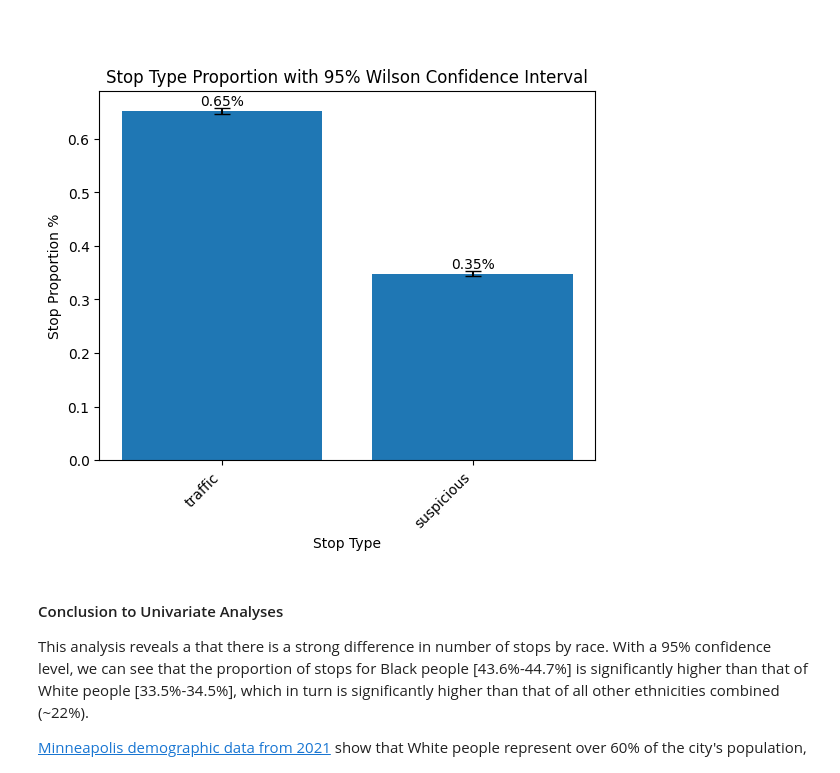
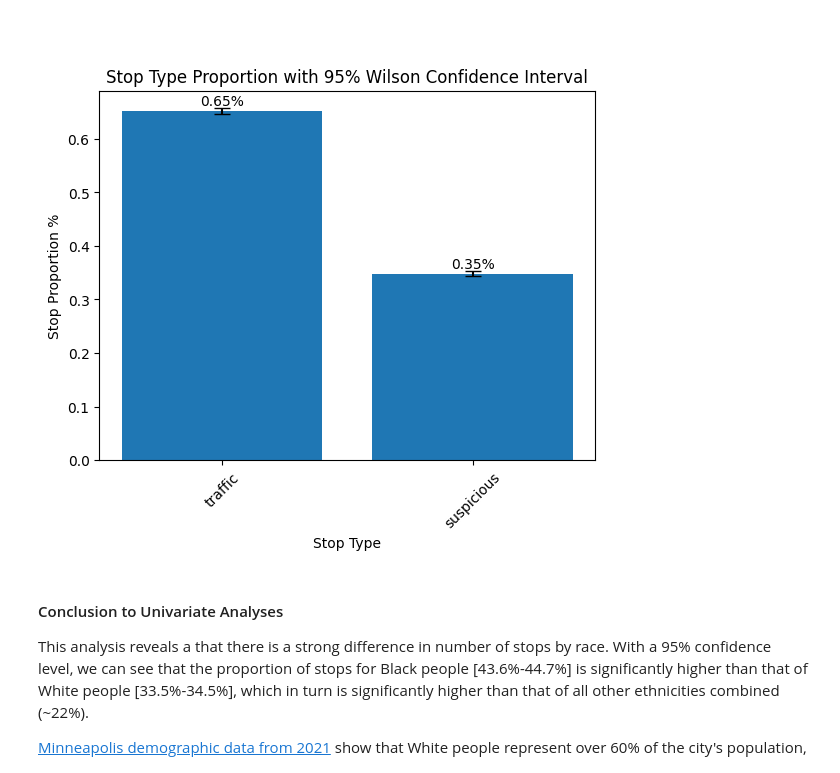
Before and after one commit to feliperapacci/MplsStops-Analysis, a Jupyter notebook: analyses.ipynb, the cells around one changed output. Drawn from its saved outputs; the diff is of its cells as text; code cells hidden in the pictures.

```diff
--- a/analyses.ipynb
+++ b/analyses.ipynb
@@ -106,7 +106,7 @@ print("Before Cleaning", len(df))
 cols_to_drop_nulls = ["personSearch", "vehicleSearch", "preRace", "race", "gender"]
 df = df.dropna(subset=cols_to_drop_nulls)
 cols_to_drop_unknown = ["race"]
-for column in cols_with_unknown:
+for column in cols_to_drop_unknown:
     df = df[df[column] != "Unknown"]
 
 # Then clean boolean columns
@@ -246,26 +246,26 @@ plt.show()
 # %%
 import matplotlib.pyplot as plt
 
 # Calculate distance between CI bounds and proportion:
 lower_error = problem_df["proportion"] - problem_df["lower"]
 upper_error = problem_df["upper"] - problem_df["proportion"]
 errors = [lower_error, upper_error]
 
 # Configure Graph:
 plt.figure()
 bars = plt.bar(problem_df['problem'], problem_df['proportion'], yerr=errors, capsize=6)
 
 plt.title('Stop Type Proportion with 95% Wilson Confidence Interval')
 plt.ylabel("Stop Proportion %")
 plt.xlabel("Stop Type")
 plt.bar_label(bars, fmt='%.2f%%')
-plt.xticks(rotation=45, ha='right')
+plt.xticks(rotation=45)
 
 
 # Plot
 plt.show()
 # %% [output]
-[figure, old version]
+[figure, new version]
 # %% [markdown]
 #### Conclusion to Univariate Analyses
 This analysis reveals a that there is a strong difference in number of stops by race. With a 95% confidence level, we can see that the proportion of stops for Black people [43.6%-44.7%] is significantly higher than that of White people [33.5%-34.5%], which in turn is significantly higher than that of all other ethnicities combined (~22%).
```
Also changed, not shown: parts of 21 cells of this notebook, 1 other file.
